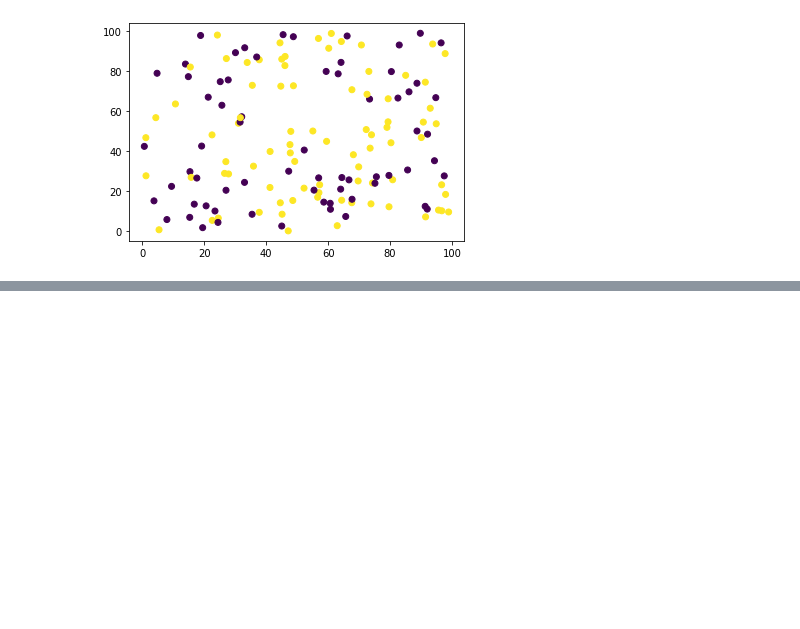
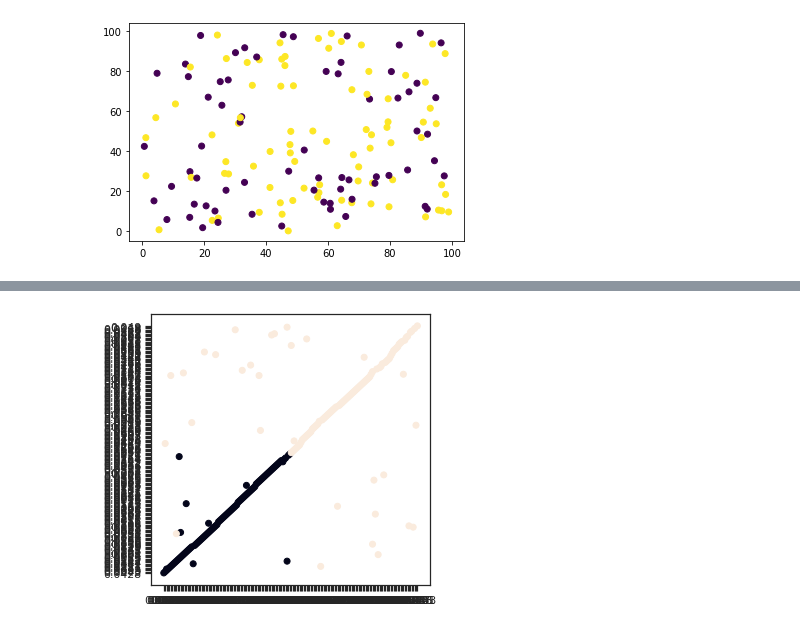
Before and after one commit to Aditya149349/Machine-Learning, a Jupyter notebook: Assignment_MLP/Untitled.ipynb, the cells around one changed output, grey strips where cells are left out. Drawn from its saved outputs; the diff is of its cells as text; code cells hidden in the pictures; blank space fills up the shorter version.

```diff
--- a/Assignment_MLP/Untitled.ipynb
+++ b/Assignment_MLP/Untitled.ipynb
@@ -9,0 +110,6 @@ plt.show()
+# %%
+plt.figure(figsize=(5,5))
+plt.scatter(x=mlp.B, y=mlp.C,c=mlp.Class)
+plt.show()
+# %% [output]
+[figure, added]
```
Also changed, not shown: parts of 17 cells of this notebook, 4 other files.
